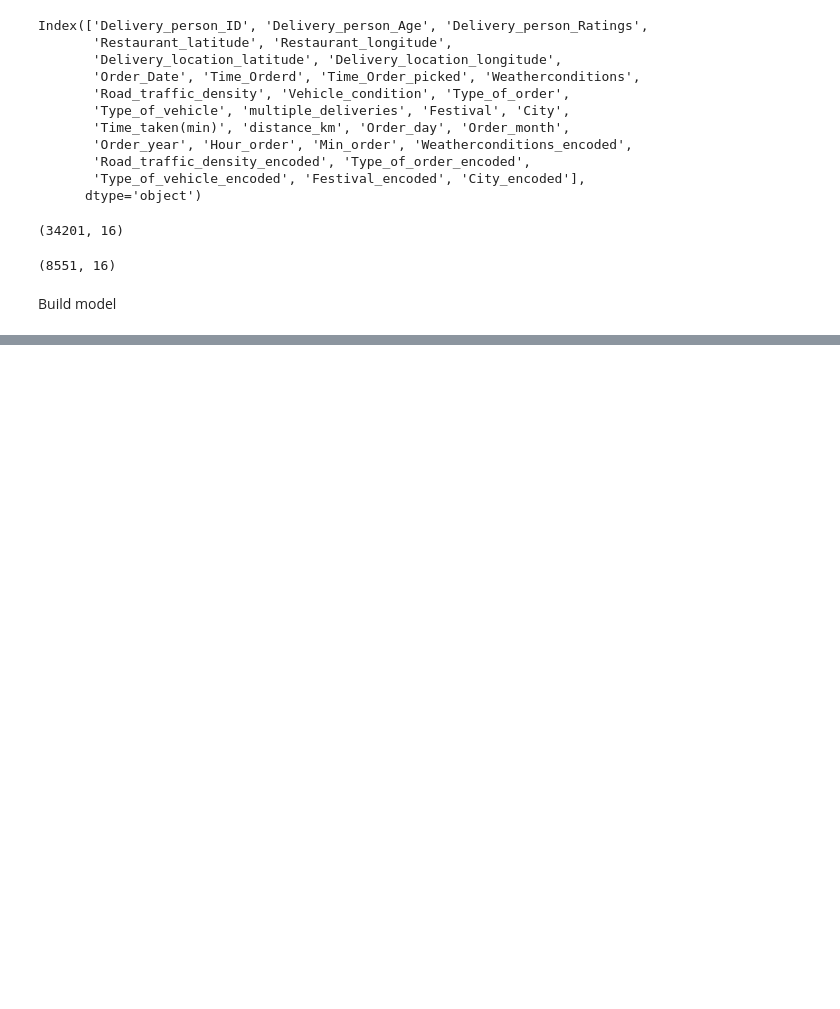
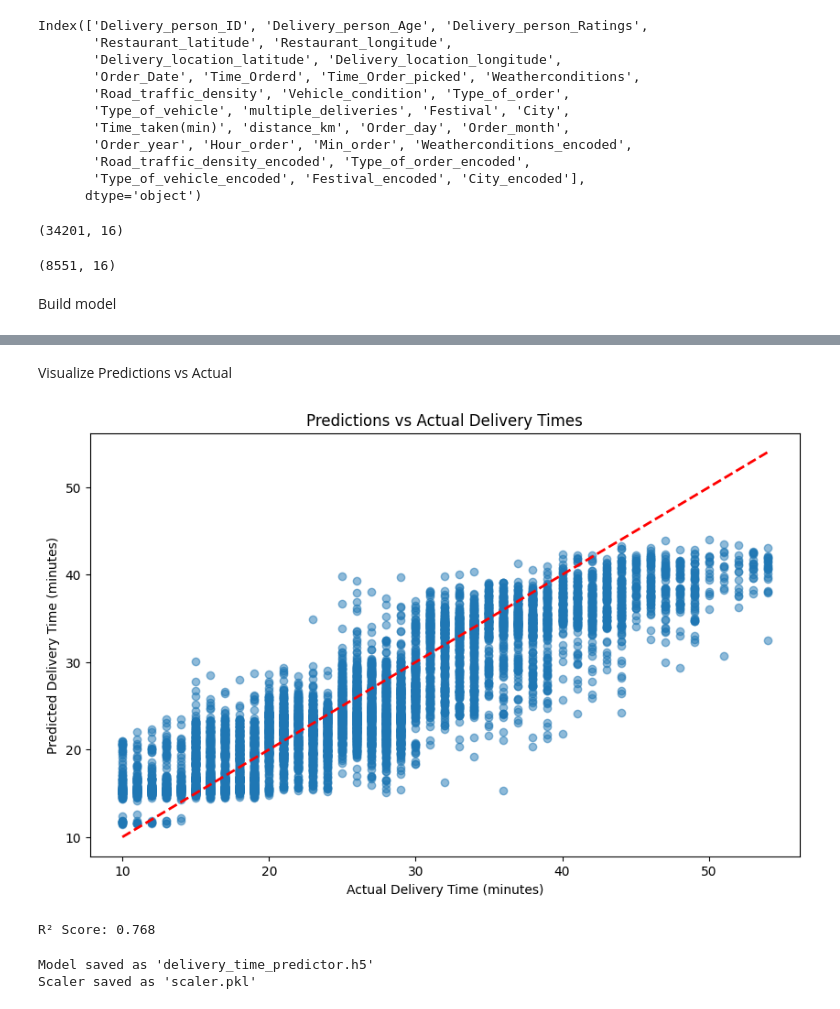
Before and after one commit to LightGirlCyber/food_delivery_time_predictor, a Jupyter notebook: model.ipynb, the cells around one changed output, grey strips where cells are left out. Drawn from its saved outputs; the diff is of its cells as text; code cells hidden in the pictures; blank space fills up the shorter version.

```diff
--- a/model.ipynb
+++ b/model.ipynb
@@ -383,0 +404,9 @@ AttributeError: 'Sequential' object has no attribute 'X_train'
+# %%
+y_prediction= model.predict(X_test_fixed).flatten()
+mae = mean_absolute_error(y_test_fixed , y_prediction)
+mse = mean_squared_error(y_test_fixed, y_prediction)
+rmse = np.sqrt(mse)
+print(f"Model Performance:")
+print(f"Mean Absolute Error: {mae:.2f} minutes")
+print(f"Root Mean Square Error: {rmse:.2f} minutes")
+print(f"Mean Delivery Time: {y_test_fixed.mean():.2f} minutes")
@@ -383,0 +447,31 @@ AttributeError: 'Sequential' object has no attribute 'X_train'
+# %% [markdown]
+Visualize Predictions vs Actual
+# %%
+# Scatter plot of predictions vs actual
+plt.figure(figsize=(10, 6))
+plt.scatter(y_test_fixed, y_prediction, alpha=0.5)
+plt.plot([y_test_fixed.min(), y_test_fixed.max()], [y_test_fixed.min(), y_test_fixed.max()], 'r--', lw=2)
+plt.xlabel('Actual Delivery Time (minutes)')
+plt.ylabel('Predicted Delivery Time (minutes)')
+plt.title('Predictions vs Actual Delivery Times')
+plt.show()
+
+# Calculate R² score
+from sklearn.metrics import r2_score
+r2 = r2_score(y_test_fixed, y_prediction)
+print(f"R² Score: {r2:.3f}")
+# %% [output]
+[figure, added]
+R² Score: 0.768
+# %%
+# Save the trained model
+model.save('delivery_time_predictor.h5')
+print("Model saved as 'delivery_time_predictor.h5'")
+
+# Save the scaler for future use
+import joblib
+joblib.dump(scaler, 'scaler.pkl')
+print("Scaler saved as 'scaler.pkl'")
+# %% [output]
+Model saved as 'delivery_time_predictor.h5'
+Scaler saved as 'scaler.pkl'
```
Also changed, not shown: parts of 13 cells of this notebook, 3 other files.
